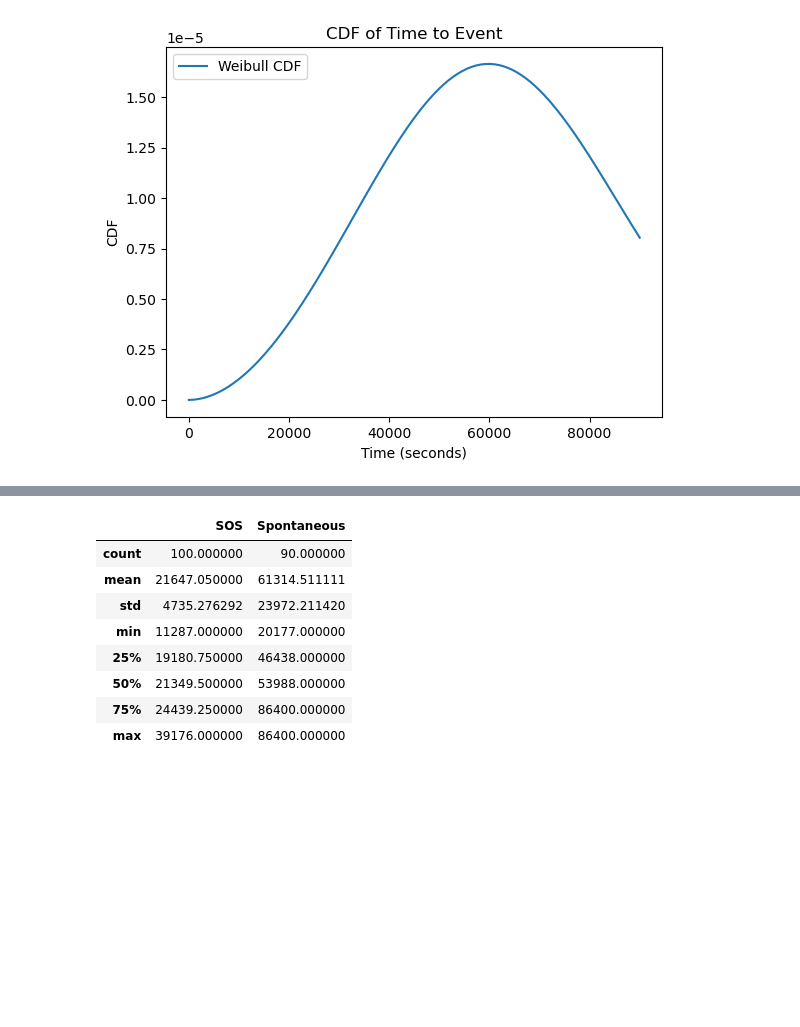
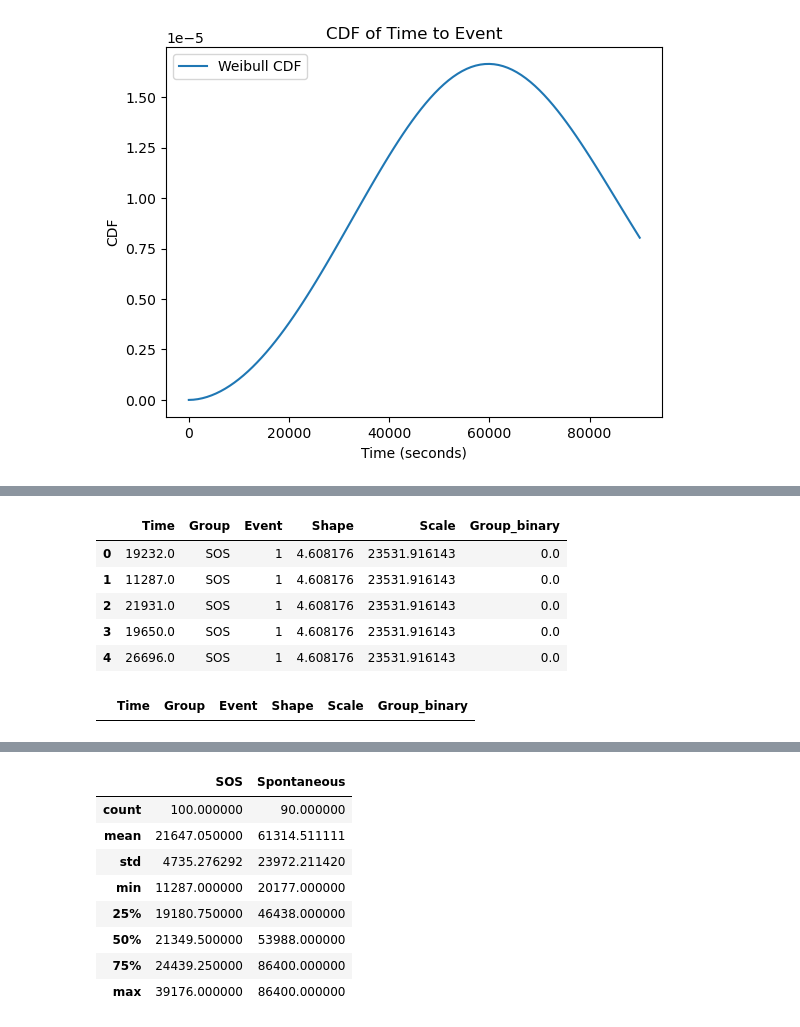
Before and after one commit to Frood-for-Thought/Bac_Evol_SSA, a Jupyter notebook: Experiment 3 - SOS vs Random Mutation/Analysis.ipynb, the cells around one changed output, grey strips where cells are left out. Drawn from its saved outputs; the diff is of its cells as text; code cells hidden in the pictures; blank space fills up the shorter version.

```diff
--- a/Experiment 3 - SOS vs Random Mutation/Analysis.ipynb
+++ b/Experiment 3 - SOS vs Random Mutation/Analysis.ipynb
@@ -90,0 +144,39 @@ df_cleaned.describe()
+# %%
+# Fit Weibull distribution for each group with cleaned data
+sos_times_clean = combined_df_clean[combined_df_clean['Group'] == 'SOS']['Time']
+spontaneous_times_clean = combined_df_clean[combined_df_clean['Group'] == 'Spontaneous']['Time']
+
+params_sos_clean = weibull_min.fit(sos_times_clean, floc=0)
+params_spontaneous_clean = weibull_min.fit(spontaneous_times_clean, floc=0)
+
+# Print the cleaned parameters
+weibull_params_clean = {
+    'SOS': {
+        'shape': params_sos_clean[0],
+        'location': params_sos_clean[1],
+        'scale': params_sos_clean[2]
+    },
+    'Spontaneous': {
+        'shape': params_spontaneous_clean[0],
+        'location': params_spontaneous_clean[1],
+        'scale': params_spontaneous_clean[2]
+    }
+}
+
+# Prepare the combined cleaned dataset with Weibull-fitted values
+combined_df_clean['Shape'] = combined_df_clean['Group'].apply(lambda x: weibull_params_clean[x]['shape'])
+combined_df_clean['Scale'] = combined_df_clean['Group'].apply(lambda x: weibull_params_clean[x]['scale'])
+
+# Create a binary variable for the group
+combined_df_clean['Group_binary'] = combined_df_clean['Group'].apply(lambda x: 1 if x == 'Spontaneous' else 0)
+combined_df_clean['Group_binary'] = combined_df_clean['Group_binary'].astype(float)
+# %%
+# Check the structure of the dataset
+combined_df_clean.head()
+# %% [output]
+|  | Time | Group | Event | Shape | Scale | Group_binary |
+| 0 | 19232.0 | SOS | 1 | 4.608176 | 23531.916143 | 0.0 |
+| 1 | 11287.0 | SOS | 1 | 4.608176 | 23531.916143 | 0.0 |
+| 2 | 21931.0 | SOS | 1 | 4.608176 | 23531.916143 | 0.0 |
+| 3 | 19650.0 | SOS | 1 | 4.608176 | 23531.916143 | 0.0 |
+| 4 | 26696.0 | SOS | 1 | 4.608176 | 23531.916143 | 0.0 |
@@ -90,0 +192,5 @@ df_cleaned.describe()
+# %%
+# All the 24h limits have been replaced.
+combined_df_clean_estimate[combined_df_clean_estimate['Time']==86400]
+# %% [output]
+|  | Time | Group | Event | Shape | Scale | Group_binary |
```
Also changed, not shown: parts of 14 cells of this notebook.
